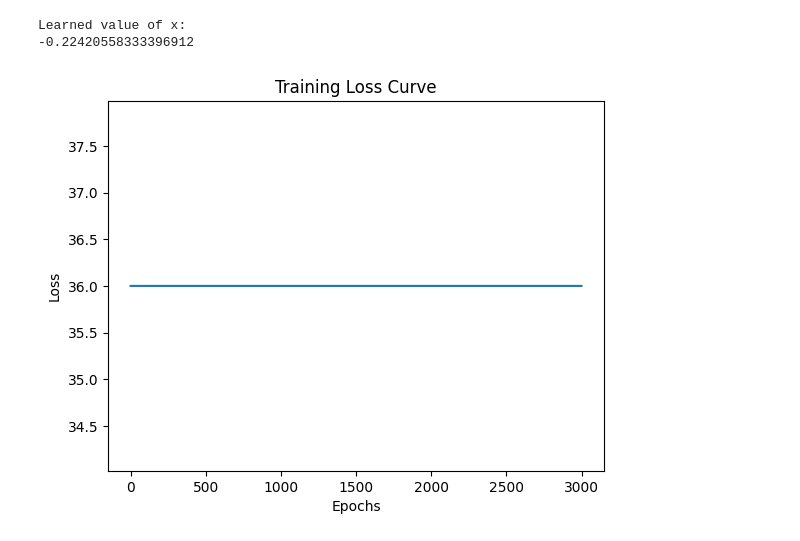
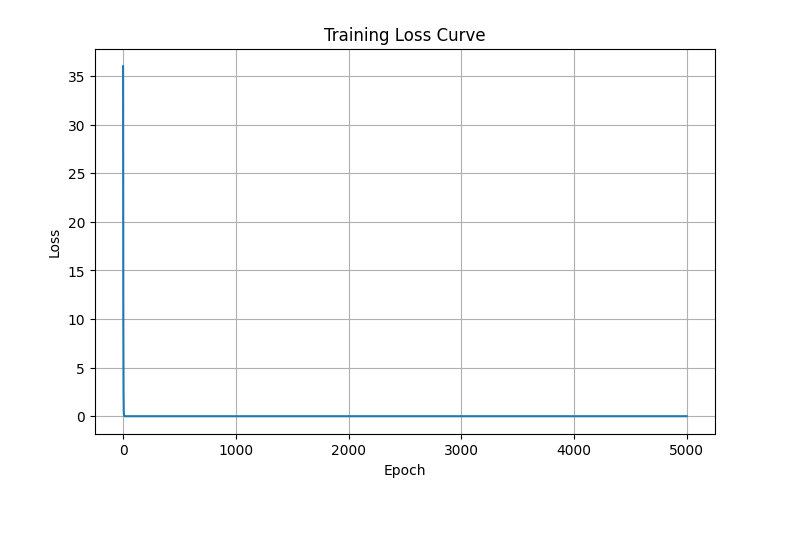
Before and after one commit to jairajrenjith/Cubic-Equation-Solver-PyTorch, a Jupyter notebook: cubic_equation_solver_pytorch.ipynb, the cells around one changed output. Cells and saved outputs as stored; diff of their text form; code cells hidden in the pictures; blank space fills up the shorter version.

```diff
--- a/cubic_equation_solver_pytorch.ipynb
+++ b/cubic_equation_solver_pytorch.ipynb
@@ -10,31 +12,27 @@ c = -11.0
 d = 6.0
 # %%
 class CubicSolver(nn.Module):
-    def __init__(self):
+    def __init__(self, start_value=1.0):
         super().__init__()
-        self.x = nn.Parameter(torch.randn(1))
+        self.x = nn.Parameter(torch.tensor([start_value], dtype=torch.float32))
         self.relu = nn.ReLU()
-
     def forward(self):
-        x = self.relu(self.x)
-        equation = a*x**3 + b*x**2 + c*x + d
-        return equation
+        x_val = self.relu(self.x)
+        return a * x_val**3 + b * x_val**2 + c * x_val + d
 # %%
-model = CubicSolver()
-optimizer = optim.SGD(model.parameters(), lr=0.01)
+model = CubicSolver(start_value=1.0)
+optimizer = optim.SGD(model.parameters(), lr=0.001)
 loss_fn = nn.MSELoss()
+loss_history = []
 # %%
-epochs = 3000
-
+epochs = 5000
 for epoch in range(epochs):
     optimizer.zero_grad()
-
     output = model()
     loss = loss_fn(output, torch.tensor([0.0]))
-
     loss.backward()
     optimizer.step()
-
-    if epoch % 300 == 0:
-        print(f"Epoch {epoch}, Loss: {loss.item()}")
+    loss_history.append(loss.item())
+    if epoch % 500 == 0:
+        print(f"Epoch: {epoch}, Loss: {loss.item()}, x: {model.relu(model.x).item()}, grad: {model.x.grad.item()}")
 # %% [output]
@@ -51,6 +48,0 @@ Epoch 2700, Loss: 36.0
-# %%
-print("\nLearned value of x:")
-print(model.x.item())
-# %% [output]
-Learned value of x:
--0.22420558333396912
@@ -67,10 +49,10 @@ for epoch in range(epochs):
 # %%
-import matplotlib.pyplot as plt
-
-plt.plot(losses)
-plt.xlabel("Epochs")
+plt.figure(figsize=(8,5))
+plt.plot(loss_history)
+plt.xlabel("Epoch")
 plt.ylabel("Loss")
 plt.title("Training Loss Curve")
+plt.grid(True)
 plt.show()
 # %% [output]
-[figure, old version]
+[figure, new version]
```
Also changed, not shown: parts of 7 cells of this notebook.
